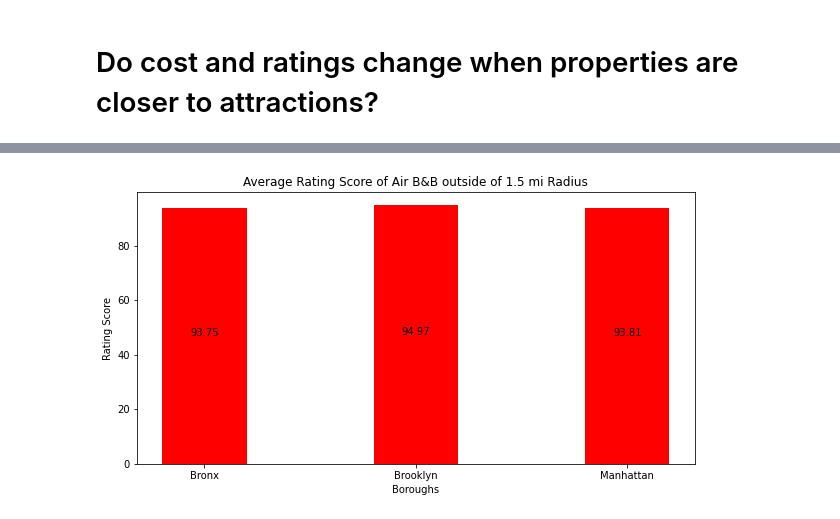
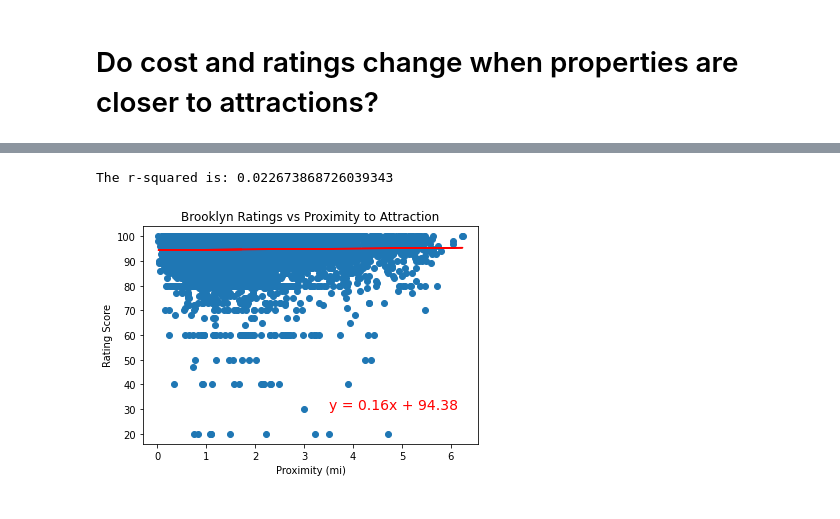
Before and after one commit to parriswoods22/Room11, a Jupyter notebook: Airbnb & Attractions.ipynb, the cells around one changed output, grey strips where cells are left out. Cells and saved outputs as stored; diff of their text form; code cells hidden in the pictures.

Commit message:
added scatter plots

```diff
--- a/Airbnb & Attractions.ipynb
+++ b/Airbnb & Attractions.ipynb
@@ -607,20 +482,27 @@ plt.show()
-# %%
-#Rating of Air B&B outside of 1.5 mi radius from Attraction by Borough
-boroughs = ['Bronx', 'Brooklyn', 'Manhattan']
-
-values = prox_boroughs['Rating Score'].to_numpy()
-
-fig = plt.figure(figsize = (10, 5))
-
-# creating the bar plot
-
-plt.bar(boroughs, values, color ='r',
-        width = 0.4)
-
-addlabels(boroughs,values)
-plt.xlabel("Boroughs")
-plt.ylabel("Rating Score")
-plt.title("Average Rating Score of Air B&B outside of 1.5 mi Radius")
-plt.show()
-# %% [output]
-[figure, removed]
+# %%
+Bronx_df = final_df.loc[final_df["Borough"] == "Bronx",:]
+Brooklyn_df = final_df.loc[final_df["Borough"] == "Brooklyn",:]
+Manhattan_df = final_df.loc[final_df["Borough"] == "Manhattan",:]
+# %%
+ def plot_linear_regression(x_values, y_values,y_label, plt_title, text_coordinates):
+    (slope, intercept, rvalue, pvalue, stderr) = linregress(x_values, y_values)
+    regress_values = x_values * slope + intercept
+    line_eq = "y = " + str(round(slope,2)) + "x + " + str(round(intercept,2))
+
+    plt.scatter(x_values,y_values)
+    plt.plot(x_values,regress_values,"r-")
+    plt.annotate(line_eq,text_coordinates,fontsize=14,color="red")
+    plt.xlabel("Proximity (mi)")
+    plt.ylabel(y_label)
+    plt.title(plt_title)
+    print(f"The r-squared is: {rvalue}")
+    plt.show()
+# %%
+x_values = Brooklyn_df["Proximity (mi)"]
+y_values = Brooklyn_df["Rating Score"]
+plot_linear_regression(x_values,y_values,'Rating Score',"Brooklyn Ratings vs Proximity to Attraction",(3.5,30))
+
+plt.show()
+# %% [output]
+The r-squared is: 0.022673868726039343
+[figure, added]
```
Also changed, not shown: parts of 20 cells of this notebook.
